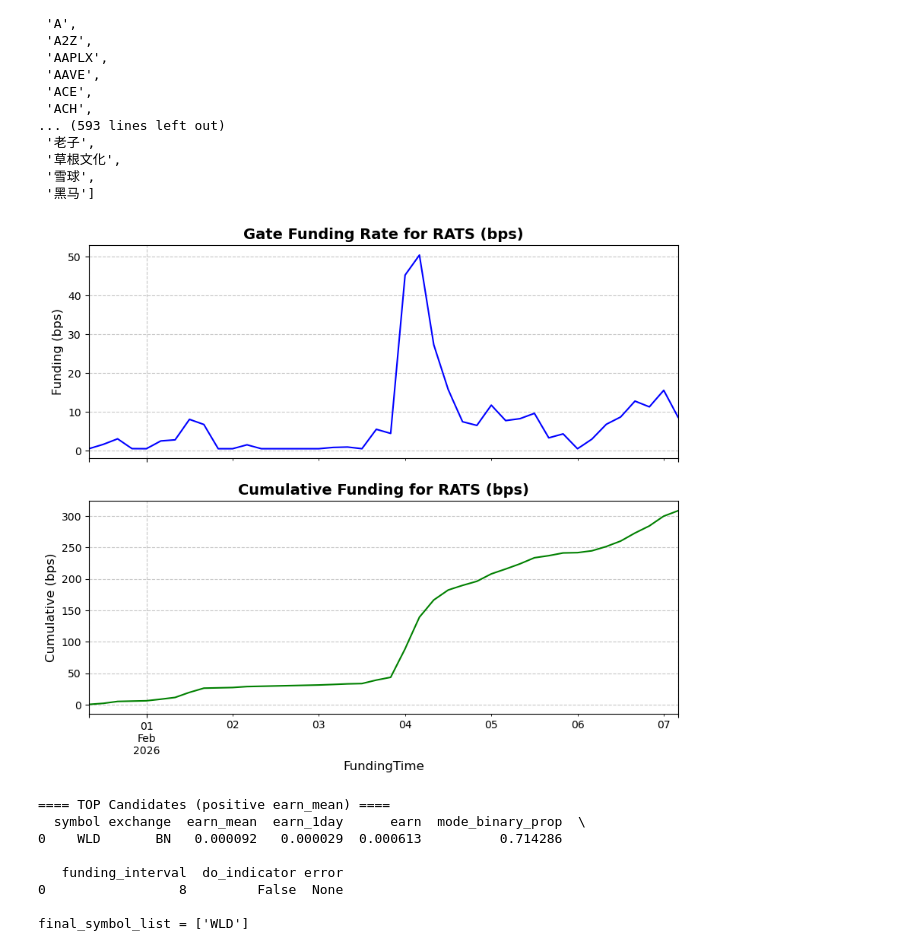
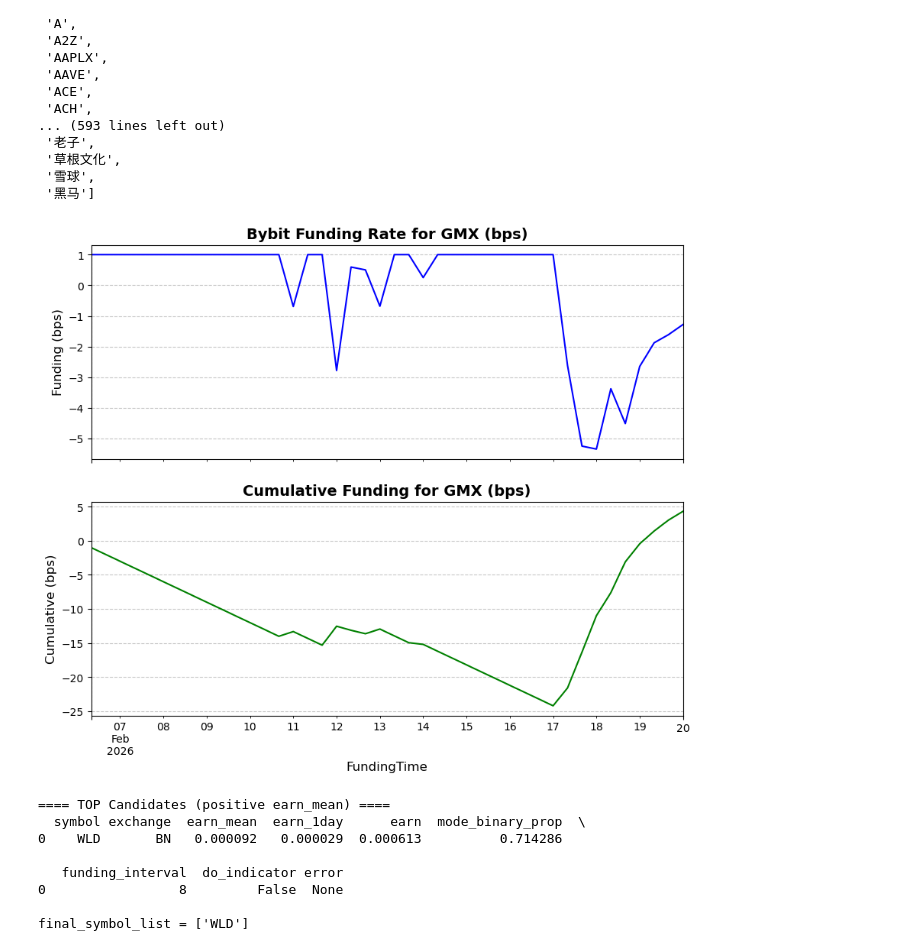
Before and after one commit to 5raymaizi/obentech-cf, a Jupyter notebook: 单所分析.ipynb, the cells around one changed output. Drawn from its saved outputs; the diff is of its cells as text; code cells hidden in the pictures.

```diff
--- a/单所分析.ipynb
+++ b/单所分析.ipynb
@@ -477,31 +477,31 @@ def analyze_funding_rate_single_v1(
     }
 # %%
 # ===== 参数区：你只要改这里 =====
-mode = 'GATE'                 # 'BN'/'OKX'/'BYBIT'/'GATE'
+mode = 'BYBIT'                 # 'BN'/'OKX'/'BYBIT'/'GATE'
 last_time = C.last_time_cf
-lookback_window = 7
+lookback_window = 14
 
 # 筛选阈值（沿用 analyze_funding_rate_single_v1 的默认口味，你也可以在这里传进去覆盖）
 min_mode_prop = 0.75
 min_earn_mean = 0.0002
 min_earn_1day = 0.0002
-
-symbol = 'RATS'
+# ['MORPHO','AEVO','GMX','A']
+symbol = 'GMX'
 
 r = analyze_funding_rate_single_v1(
     symbol=symbol,
     last_time=last_time,
     lookback_window=lookback_window,
     mode=mode,
     isPlotMatplotlib=True,
     isPlotPlotly=False,
     features_csv_path=None,   # 如果你要展示特征信息就填路径
     min_mode_prop=min_mode_prop,
     min_earn_mean=min_earn_mean,
     min_earn_1day=min_earn_1day,
 )
 # %% [output]
-[figure, old version]
+[figure, new version]
 # %%
 # ===== 参数区：你只要改这里 =====
 mode = 'BN'                 # 'BN'/'OKX'/'BYBIT'/'GATE'
```
Also changed, not shown: 4 other files.
